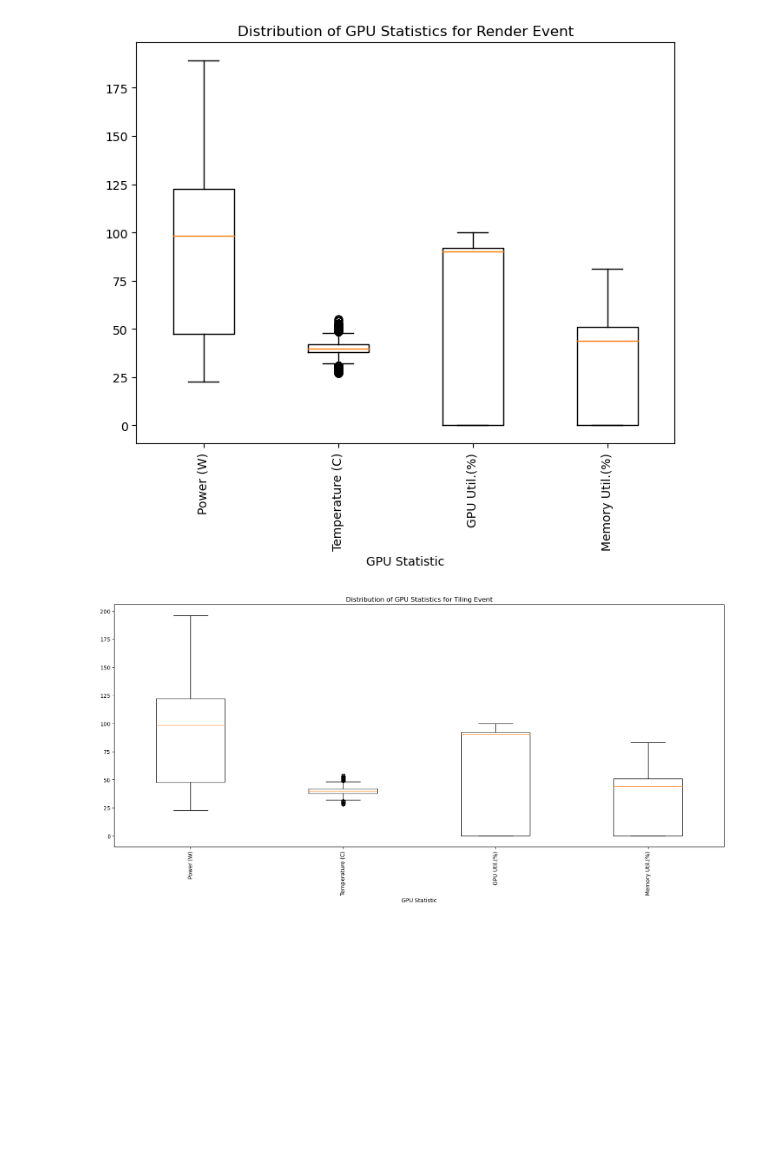
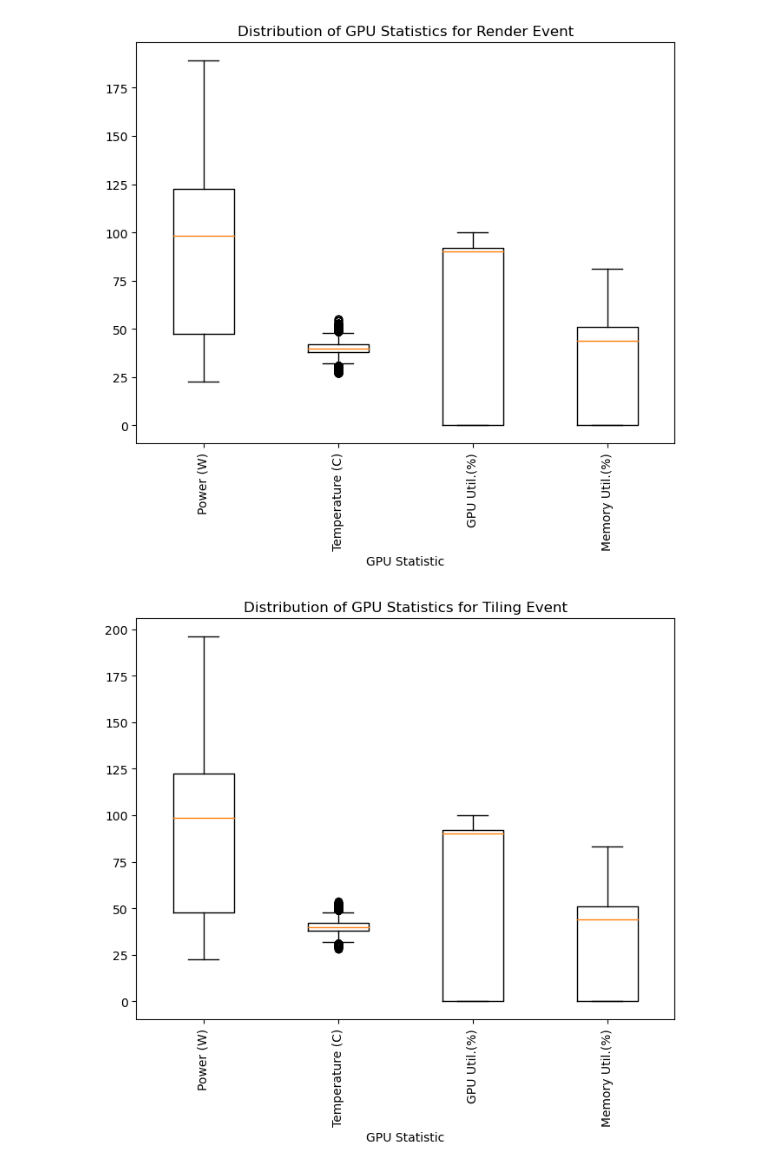
Before and after one commit to darakhsha15/Cloud_computing, a Jupyter notebook: cloud_code.ipynb, the cells around one changed output. Drawn from its saved outputs; the diff is of its cells as text; code cells hidden in the pictures; blank space fills up the shorter version.

```diff
--- a/cloud_code.ipynb
+++ b/cloud_code.ipynb
@@ -109,3 +143,12 @@ df_merged = df_gpu.merge(df_app_task,on=['timestamp'], how='inner')
+# %%
+def final_merge_gpu(gpu_data,  merge_1):
+
+
+    # Merging gpu and application checkpoints data (inner join) based on timestamp and hostname
+
+    merge_gpu_app = gpu_data.merge(merge_1,on=['timestamp'], how='inner')
+    return (merge_gpu_app)
+df_merged = final_merge_gpu(df_gpu, df_check_task)
 # %%
 df_merged
 # %% [output]
@@ -223,12 +277,14 @@ See the caveats in the documentation: https://pandas.pydata.org/pandas-docs/stab
 # %%
-
 import time
 # group by event name (except total) to find total execution times for each event
 event_duration = df[df['eventName'] != 'TotalRender'].groupby(
 ['eventName']).apply(lambda x: x.stop_time - x.start_time)
 
 # sum execution times
-x = pd.DataFrame(event_duration)
-sum_events= x.groupby(['eventName']).sum()
-#sum_events.dt.total_seconds()
+# x = pd.DataFrame(event_duration)
+sum_events = event_duration.groupby(['eventName']).sum().dt.total_seconds().plot(kind = 'bar')
+plt.ylabel('Time')
+plt.title('Event Summed Execution Time By Event Name')
+plt.rcParams['figure.figsize'] = [15, 8]
+# print(sum_events)
 # %% [output]
@@ -282,0 +334,13 @@ plt.show()
+# %%
+# Plotting scatter plot
+plt.scatter(x,y)
+plt.xlabel('GPU Temperature')
+plt.ylabel('GPU Utility Percentage')
+plt.title('GPU Temperature vs GPU Utility Percentage')
+
+# Defining chart size
+plt.rcParams['figure.figsize'] = [10, 6]
+
+# Saving Image
+# plt.savefig('Images/mem-utility.png')
+plt.show()
@@ -366,7 +441,7 @@ gpu_stats, rotation='vertical')
 
 # Plot Title
 plt.title('Box Plot of GPU Statistics')
-plt.rcParams['figure.figsize'] = [30, 10]
+plt.rcParams['figure.figsize'] = [8, 6]
 
 # Saving Image
 # plt.savefig('Images/Box-plot.png')
@@ -396,17 +471,17 @@ plt.show()
 # %%
 # group by statistic
 plt.boxplot(
 [df_merged[df_merged['eventName'] == 'Tiling']['powerDrawWatt'],
 df_merged[df_merged['eventName'] == 'Tiling']['gpuTempC'],
 df_merged[df_merged['eventName'] == 'Tiling']['gpuUtilPerc'],
 df_merged[df_merged['eventName'] == 'Tiling']['gpuMemUtilPerc']])
 # setup labels and titles
 plt.title('Distribution of GPU Statistics for Tiling Event')
 plt.xlabel('GPU Statistic')
 plt.xticks([i+1 for i, _ in enumerate(gpu_stats)],
 gpu_stats, rotation='vertical')
 # draw plot
-plt.rcParams['figure.figsize'] = [8, 6]
+plt.rcParams['figure.figsize'] = [10, 6]
 plt.show()
 # %% [output]
-[figure, old version]
+[figure, new version]
```
Also changed, not shown: parts of 22 cells of this notebook, 1 other file.
